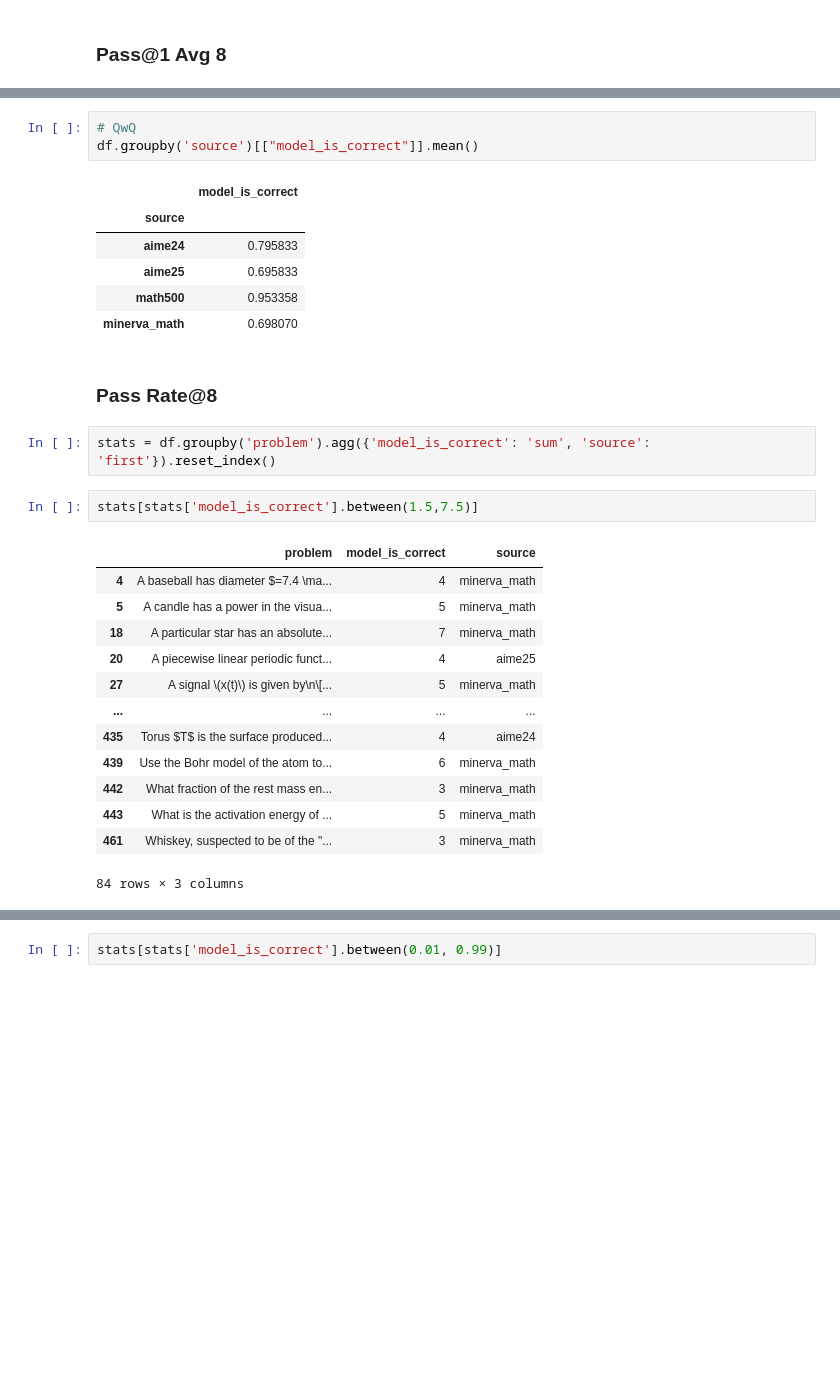
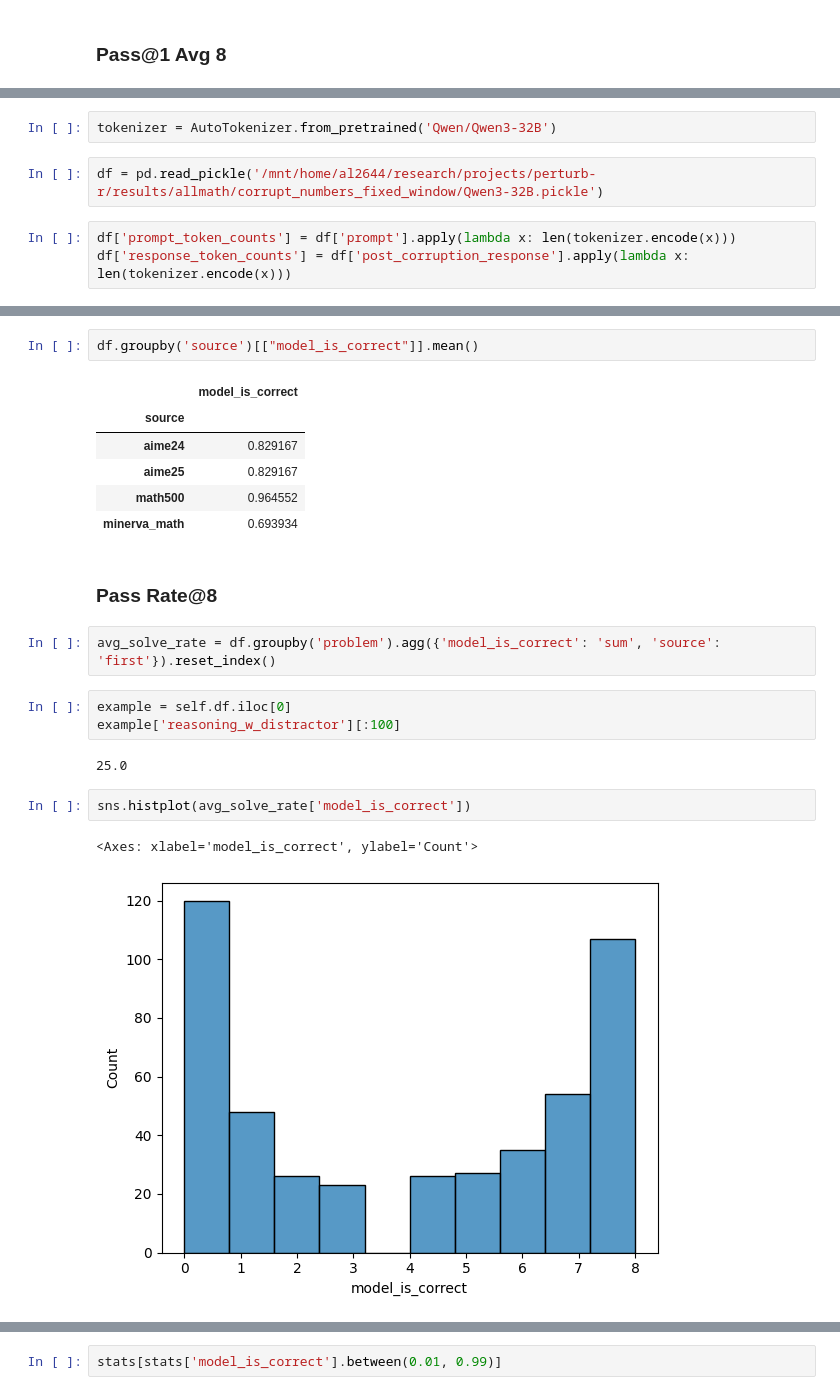
Before and after one commit to Aochong-Li/perturb-r, a Jupyter notebook: notebook/math/benchmark_eval.ipynb, the cells around one changed output, grey strips where cells are left out. Drawn from its saved outputs; the diff is of its cells as text; blank space fills up the shorter version.

```diff
--- a/notebook/math/benchmark_eval.ipynb
+++ b/notebook/math/benchmark_eval.ipynb
@@ -108,0 +72,7 @@ df.groupby('source')[["model_is_correct"]].mean()
+# %%
+tokenizer = AutoTokenizer.from_pretrained('Qwen/Qwen3-32B')
+# %%
+df = pd.read_pickle('/mnt/home/al2644/research/projects/perturb-r/results/allmath/corrupt_numbers_fixed_window/Qwen3-32B.pickle')
+# %%
+df['prompt_token_counts'] = df['prompt'].apply(lambda x: len(tokenizer.encode(x)))
+df['response_token_counts'] = df['post_corruption_response'].apply(lambda x: len(tokenizer.encode(x)))
@@ -109,30 +83,23 @@ df.groupby('source')[["model_is_correct"]].mean()
 # %%
-# QwQ
 df.groupby('source')[["model_is_correct"]].mean()
 # %% [output]
 |  | model_is_correct |
 | source |  |
-| aime24 | 0.795833 |
-| aime25 | 0.695833 |
-| math500 | 0.953358 |
-| minerva_math | 0.698070 |
+| aime24 | 0.829167 |
+| aime25 | 0.829167 |
+| math500 | 0.964552 |
+| minerva_math | 0.693934 |
 # %% [markdown]
 ### Pass Rate@8
 # %%
-stats = df.groupby('problem').agg({'model_is_correct': 'sum', 'source': 'first'}).reset_index()
+avg_solve_rate = df.groupby('problem').agg({'model_is_correct': 'sum', 'source': 'first'}).reset_index()
+# %%
+example = self.df.iloc[0]
+example['reasoning_w_distractor'][:100]
+# %% [output]
+25.0
 # %%
-stats[stats['model_is_correct'].between(1.5,7.5)]
+sns.histplot(avg_solve_rate['model_is_correct'])
 # %% [output]
-|  | problem | model_is_correct | source |
-| 4 | A baseball has diameter $=7.4 \ma... | 4 | minerva_math |
-| 5 | A candle has a power in the visua... | 5 | minerva_math |
-| 18 | A particular star has an absolute... | 7 | minerva_math |
-| 20 | A piecewise linear periodic funct... | 4 | aime25 |
-| 27 | A signal \(x(t)\) is given by\n\[... | 5 | minerva_math |
-| ... | ... | ... | ... |
-| 435 | Torus $T$ is the surface produced... | 4 | aime24 |
-| 439 | Use the Bohr model of the atom to... | 6 | minerva_math |
-| 442 | What fraction of the rest mass en... | 3 | minerva_math |
-| 443 | What is the activation energy of ... | 5 | minerva_math |
-| 461 | Whiskey, suspected to be of the "... | 3 | minerva_math |
-84 rows × 3 columns
+<Axes: xlabel='model_is_correct', ylabel='Count'>
+[figure, added]
```
Also changed, not shown: parts of 38 cells of this notebook, 13 other files.
